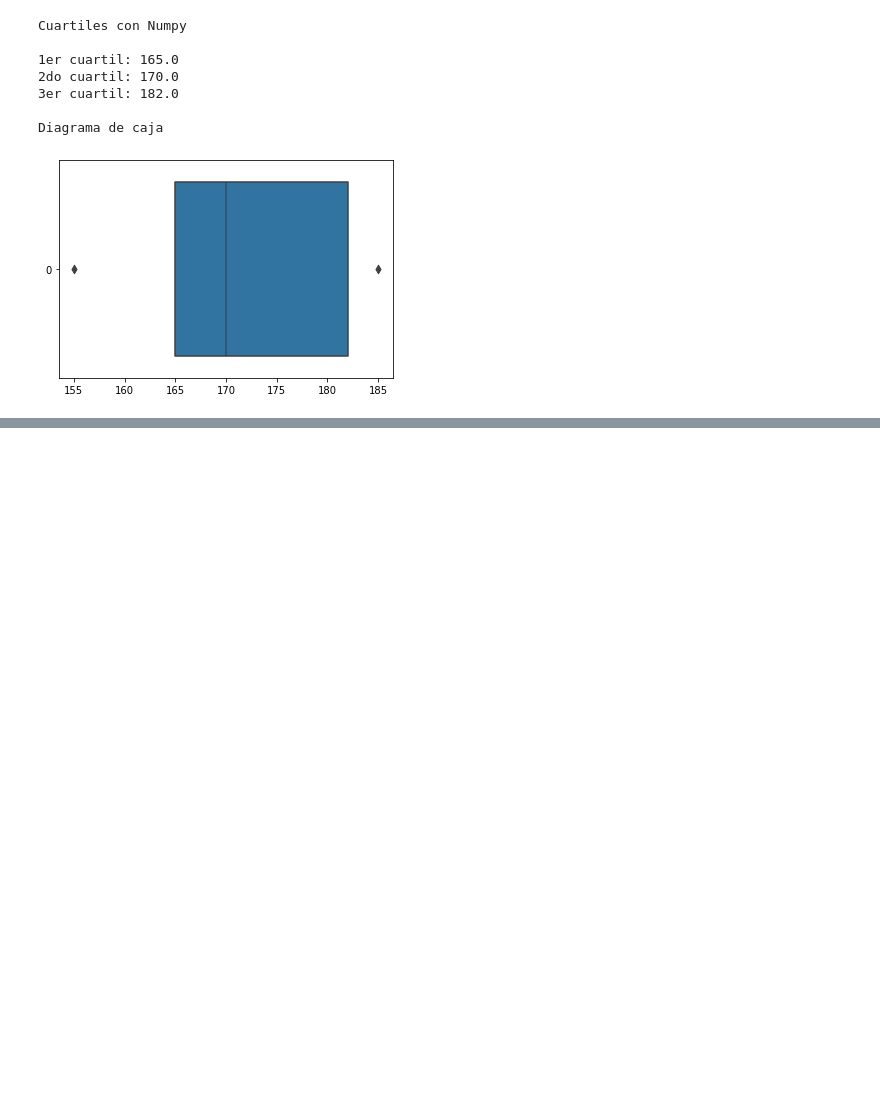
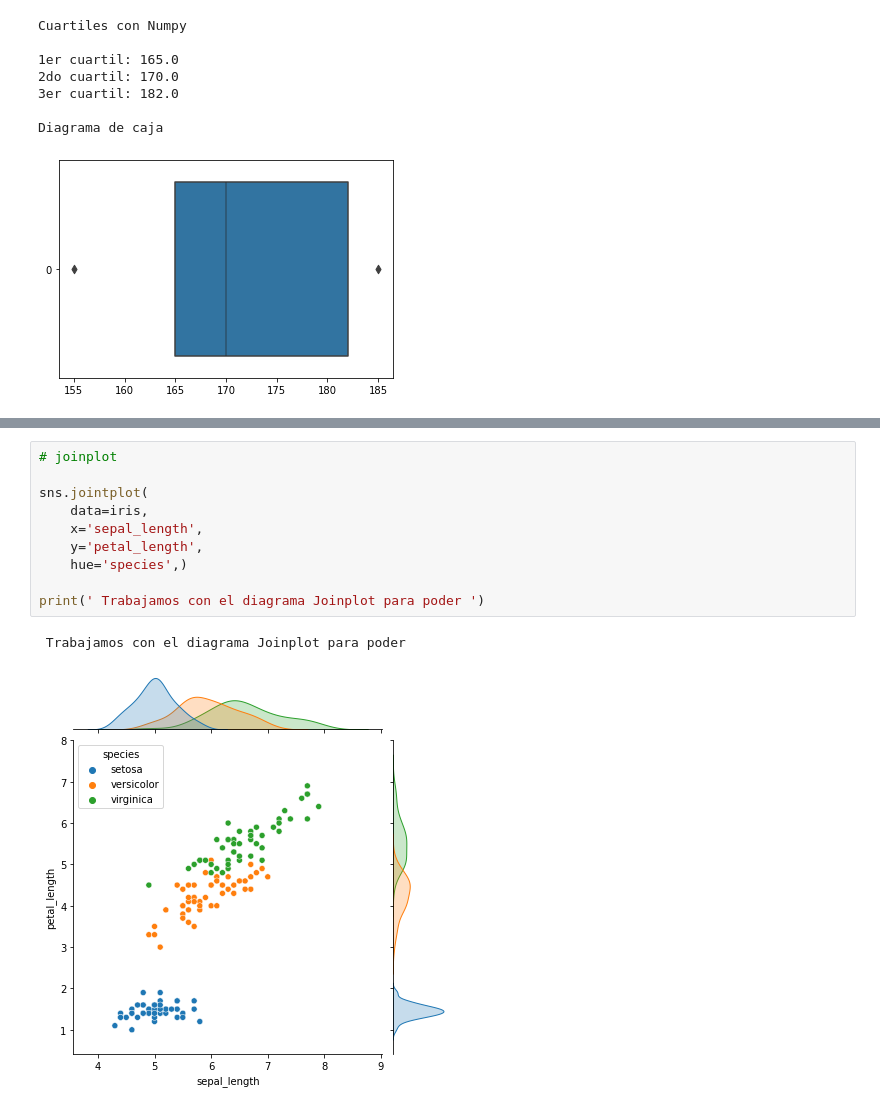
Before and after one commit to ronaldespinozaa/estadistica-descriptiva, a Jupyter notebook: estadistica-descriptiva.ipynb, the cells around one changed output, grey strips where cells are left out. Saved outputs shown, nothing was run; the diff lists cells and outputs as text; blank space fills up the shorter version.

```diff
--- a/estadistica-descriptiva.ipynb
+++ b/estadistica-descriptiva.ipynb
@@ -702,0 +921,13 @@ sns.boxplot(data=df, x="price_usd")
+# %%
+# joinplot
+
+sns.jointplot(
+    data=iris,
+    x='sepal_length',
+    y='petal_length',
+    hue='species',)
+
+print(' Trabajamos con el diagrama Joinplot para poder ')
+# %% [output]
+ Trabajamos con el diagrama Joinplot para poder
+[figure, added]
```
Also changed, not shown: parts of 65 cells of this notebook.
